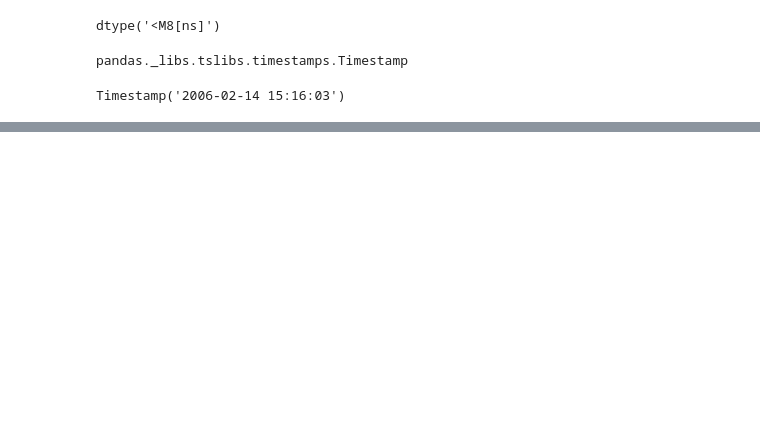
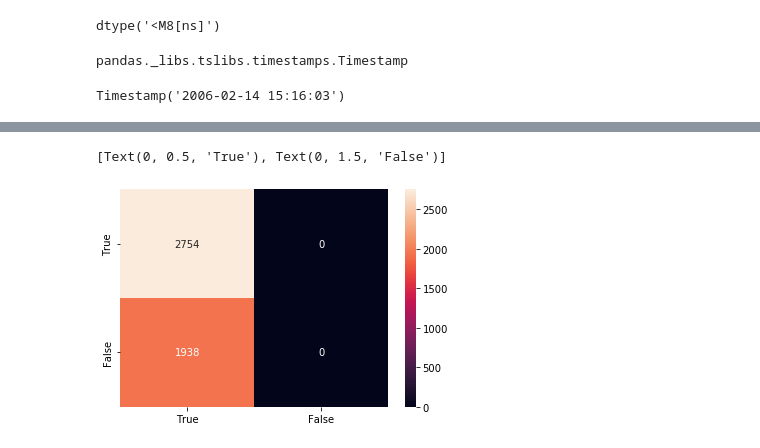
Before and after one commit to sabinagio/lab-predictions-logistic-regression, a Jupyter notebook: lab-predictions-logistic.ipynb, the cells around one changed output, grey strips where cells are left out. Drawn from its saved outputs; the diff is of its cells as text; code cells hidden in the pictures; blank space fills up the shorter version.

```diff
--- a/lab-predictions-logistic.ipynb
+++ b/lab-predictions-logistic.ipynb
@@ -179,4 +328,3 @@ x.head()
 # %%
-cat = data.select_dtypes(include = np.object)
-cat = cat.drop(['status'], axis=1)
-categorical = pd.get_dummies(cat, columns=['type', 'operation', 'k_symbol', 'duration'])
+cat = data.select_dtypes(include=object)
+categorical = pd.get_dummies(cat, columns=cat.columns)
@@ -183,12 +333,14 @@ categorical = pd.get_dummies(cat, columns=['type', 'operation', 'k_symbol', 'dur
 # %%
-y = data['status'] # Target appart
-X = np.concatenate((x, categorical), axis=1) # Numerical and dummies from categoricals
+# X-y split
+y = data['last_month_rental']
+X = np.concatenate((x, categorical), axis=1)
 # %%
-# We separate training and testing datasets and correspondant targets
-X_train, X_test, y_train, y_test = train_test_split(X, y, test_size=0.3, random_state=100)
+# Train-test split
+X_train, X_test, y_train, y_test = train_test_split(X, y, \
+     test_size=0.3, random_state=100)
 # %%
-# We traing the training dataset using Logistic Regression (multiclass classification)
-classification = LogisticRegression(random_state=0, multi_class='multinomial').fit(X_train, y_train)
+# Train data using binomial classification model
+classification = LogisticRegression(random_state=0, multi_class='ovr').fit(X_train, y_train)
 # %%
 # We predict on the testing dataset
 predictions = classification.predict(X_test)
@@ -204,6 +366,9 @@ confusion_matrix(y_test, predictions)
 # %%
 from sklearn.metrics import confusion_matrix
 cm = confusion_matrix(y_test, predictions)
-sns.heatmap(cm, annot=True,fmt='g')
-plt.subplot().xaxis.set_ticklabels(["A","B","C","D"])
-plt.subplot().yaxis.set_ticklabels(["A","B","C","D"])
+sns.heatmap(cm, annot=True, fmt='g')
+plt.subplot().xaxis.set_ticklabels(["True", "False"])
+plt.subplot().yaxis.set_ticklabels(["True", "False"])
+# %% [output]
+[Text(0, 0.5, 'True'), Text(0, 1.5, 'False')]
+[figure, added]
```
Also changed, not shown: parts of 44 cells of this notebook.
